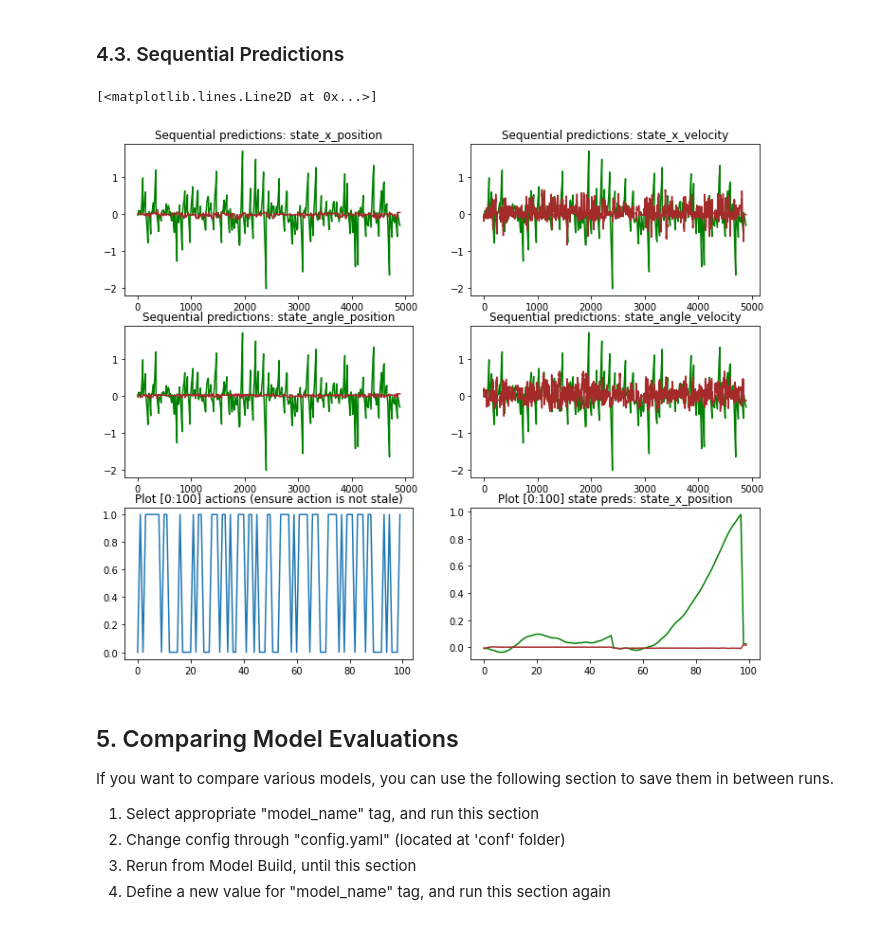
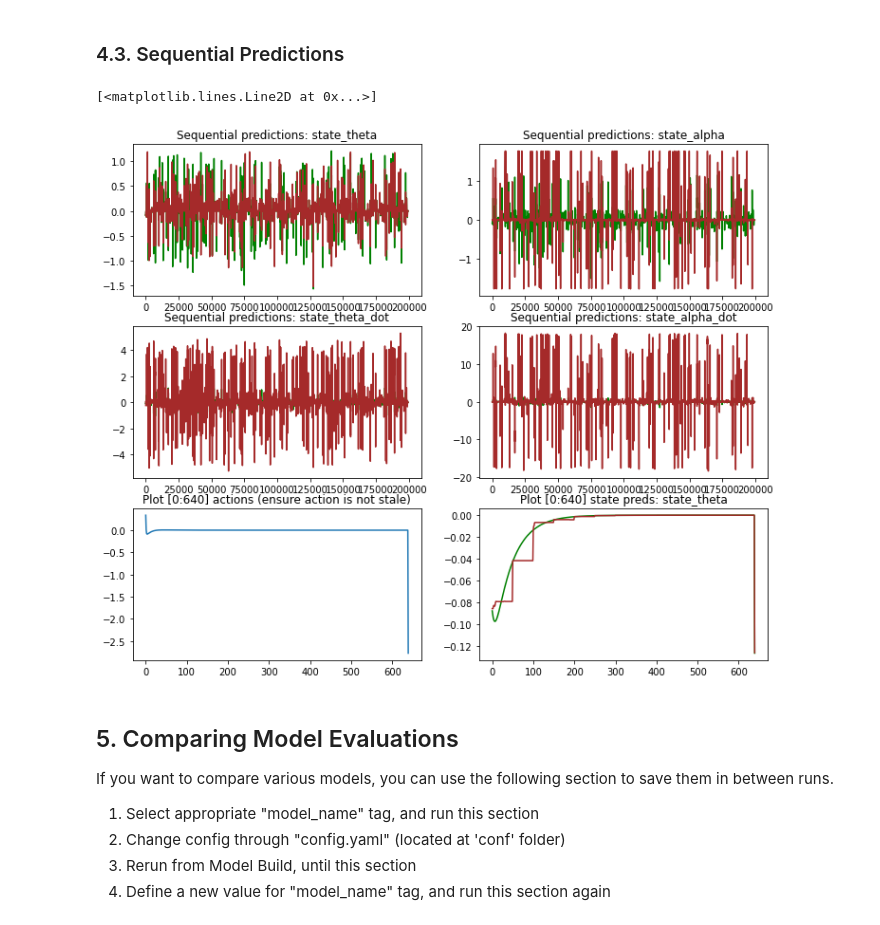
Before and after one commit to microsoft/datadrivenmodel, a Jupyter notebook: notebooks/ddm_evaluation.ipynb, the cells around one changed output. Cells and saved outputs as stored; diff of their text form; code cells hidden in the pictures.

Commit message:
bugfix ddm_test_evaluate in situation that won't occur, but still. new dataset with full episodes of mixed policies. Included loaders fix. Plot diff skips first action now

```diff
--- a/notebooks/ddm_evaluation.ipynb
+++ b/notebooks/ddm_evaluation.ipynb
@@ -41,5 +41,5 @@ logger = logging.getLogger("ddm_validation")
 logger.setLevel(logging.INFO)
 # %%
 initialize(config_path="../conf", job_name="model_validation")
-cfg = compose(config_name="config", overrides=["data=cartpole_st_at", "model=xgboost"])
+cfg = compose(config_name="config", overrides=["data=quanser-rand", "model=xgboost"])
 # %% [output]
@@ -207,7 +198,7 @@ sequential_eval_table
 # %% [markdown]
 ### 4.2. Per-Iteration Predictions
 # %%
-action_feat = "action_command"
+action_feat = "action_Vm"
 # %%
 preds = model.predict(X)
 # %%
@@ -248,30 +236,30 @@ preds_sequentially = model.predict_sequentially(X, it_per_episode=it_per_episode
 # %%
 # Plot results graphs
 label_count = np.shape(preds_sequentially)[1]
 fig,axs = plt.subplots(3,2,)
 for i in range(label_count):
     axs[i//2,i%2].set_title(f"Sequential predictions: {model.labels[i]}")
     axs[i//2,i%2].plot(y[:,0], "green")
     axs[i//2,i%2].plot(preds_sequentially[:,i], "brown")
 
 # select section to zoom in (for both action & episode visualization)
 sample_from = 0
-sample_to = 100
+sample_to = 640
 
 # Plot action changes
 action_idx = model.features.index(action_feat)
 axs[(i+1)//2,(i+1)%2].set_title(f"Plot [{sample_from}:{sample_to}] actions (ensure action is not stale)")
 axs[(i+1)//2,(i+1)%2].plot(X[sample_from:sample_to,action_idx])
 
 # Plot prediction graph -- with zoom on 100 iterations
 action_idx = model.features.index(action_feat)
 feat_idx = 0
 axs[(i+2)//2,(i+2)%2].set_title(f"Plot [{sample_from}:{sample_to}] state preds: {model.labels[feat_idx]}")
 axs[(i+2)//2,(i+2)%2].plot(y[sample_from:sample_to,feat_idx], "green")
 axs[(i+2)//2,(i+2)%2].plot(preds_sequentially[sample_from:sample_to,feat_idx], "brown")
 # %% [output]
 [<matplotlib.lines.Line2D at 0x...>]
-[figure, old version]
+[figure, new version]
 # %% [markdown]
 ## 5. Comparing Model Evaluations
 
```
Also changed, not shown: parts of 8 cells of this notebook, 5 other files.
